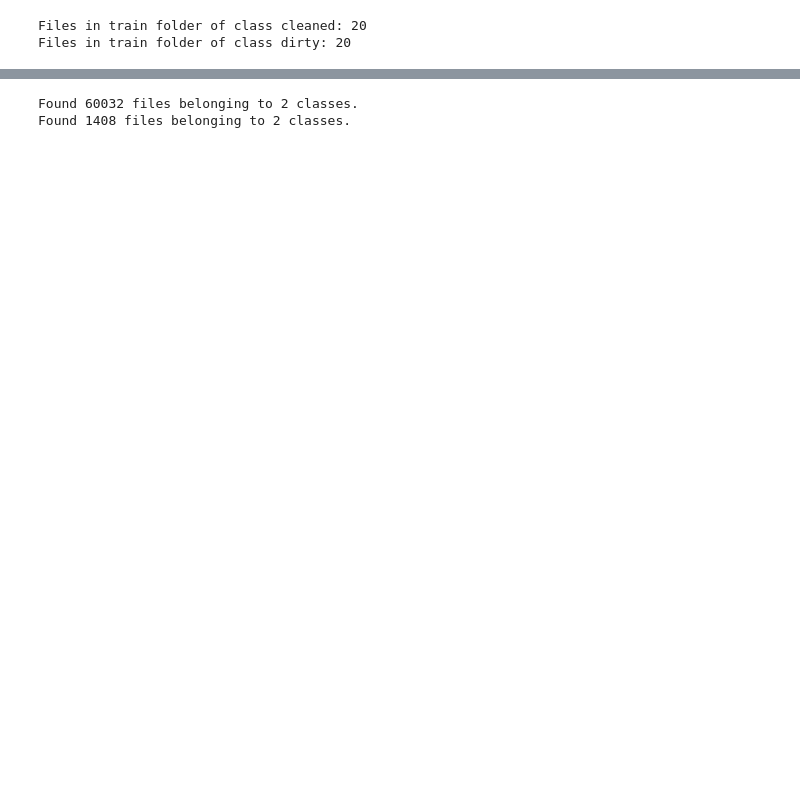
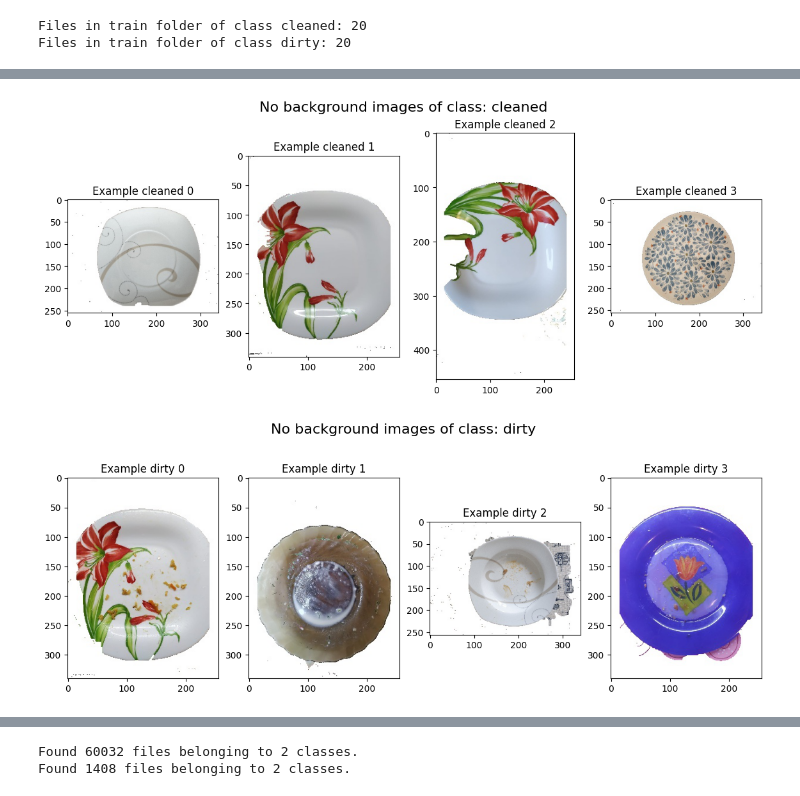
Before and after one commit to SergeyAkh/Clean-Dirty, a Jupyter notebook: Model_no_background.ipynb, the cells around one changed output, grey strips where cells are left out. Saved outputs shown, nothing was run; the diff lists cells and outputs as text; code cells hidden in the pictures; blank space fills up the shorter version.

```diff
--- a/Model_no_background.ipynb
+++ b/Model_no_background.ipynb
@@ -103,3 +168,9 @@ Backgrounds removing is complete.
+# %%
+for i in range(2):
+    show_some_images(train_path,class_names[i],name_table = "No background")
+# %% [output]
+[figure, added]
+[figure, added]
 # %%
 def move_random_files(source_folder, destination_folder, ratio_for_val):
     # Get all files in the source folder
```
Also changed, not shown: parts of 68 cells of this notebook.
